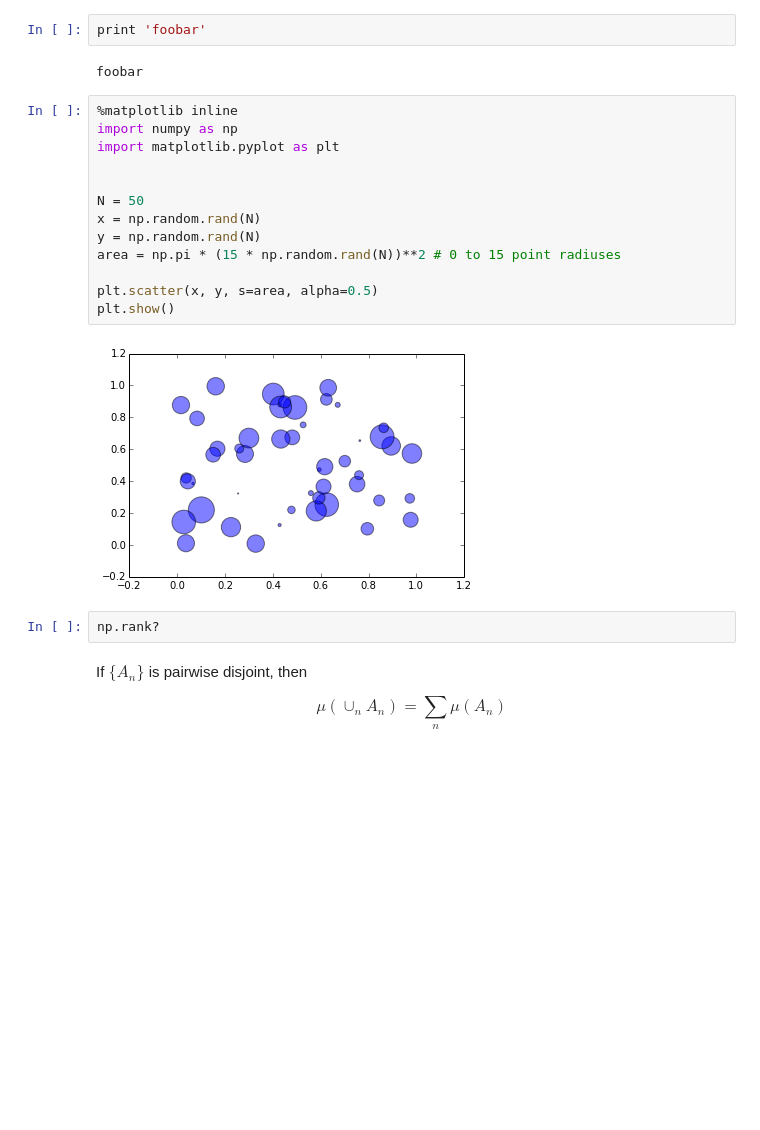
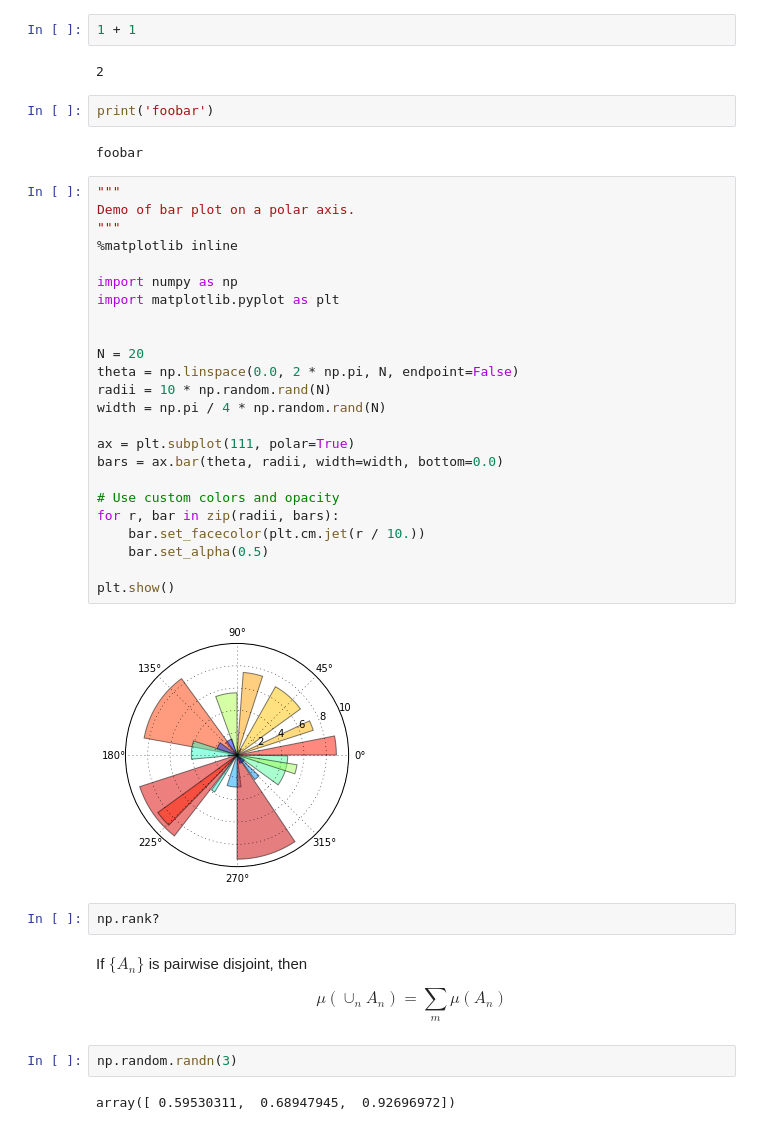
Before and after one commit to QuantEcon/QuantEcon.py, a Jupyter notebook: examples/first_notebook.ipynb, the cells around one changed output. Saved outputs shown, nothing was run; the diff lists cells and outputs as text; blank space fills up the shorter version.

```diff
--- a/examples/first_notebook.ipynb
+++ b/examples/first_notebook.ipynb
@@ -1,25 +1,44 @@
+# %%
+1 + 1
+# %% [output]
+2
 # %%
-print 'foobar'
+print('foobar')
 # %% [output]
 foobar
-# %%
-%matplotlib inline
-import numpy as np
-import matplotlib.pyplot as plt
-
-
-N = 50
-x = np.random.rand(N)
-y = np.random.rand(N)
-area = np.pi * (15 * np.random.rand(N))**2 # 0 to 15 point radiuses
-
-plt.scatter(x, y, s=area, alpha=0.5)
-plt.show()
-# %% [output]
-[figure, removed]
+# %%
+"""
+Demo of bar plot on a polar axis.
+"""
+%matplotlib inline
+
+import numpy as np
+import matplotlib.pyplot as plt
+
+
+N = 20
+theta = np.linspace(0.0, 2 * np.pi, N, endpoint=False)
+radii = 10 * np.random.rand(N)
+width = np.pi / 4 * np.random.rand(N)
+
+ax = plt.subplot(111, polar=True)
+bars = ax.bar(theta, radii, width=width, bottom=0.0)
+
+# Use custom colors and opacity
+for r, bar in zip(radii, bars):
+    bar.set_facecolor(plt.cm.jet(r / 10.))
+    bar.set_alpha(0.5)
+
+plt.show()
+# %% [output]
+[figure, added]
 # %%
 np.rank?
 # %% [markdown]
 If $\{A_n\}$ is pairwise disjoint, then
 
-$$ \mu(\cup_n A_n) = \sum_n \mu(A_n) $$
+$$ \mu(\cup_n A_n) = \sum_m \mu(A_n) $$
+# %%
+np.random.randn(3)
+# %% [output]
+array([ 0.59530311,  0.68947945,  0.92696972])
```
Also changed, not shown: 3 other files.
